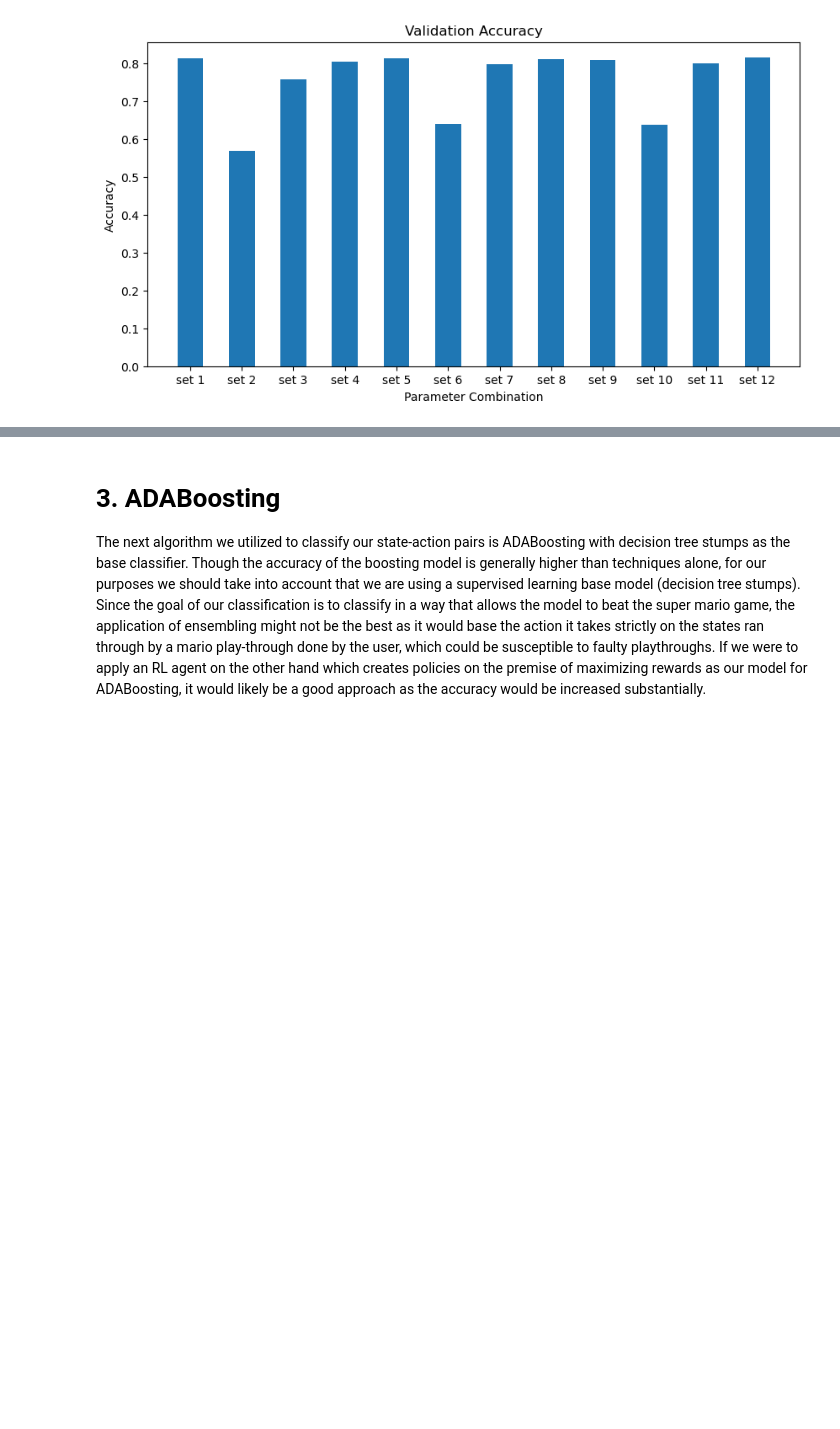
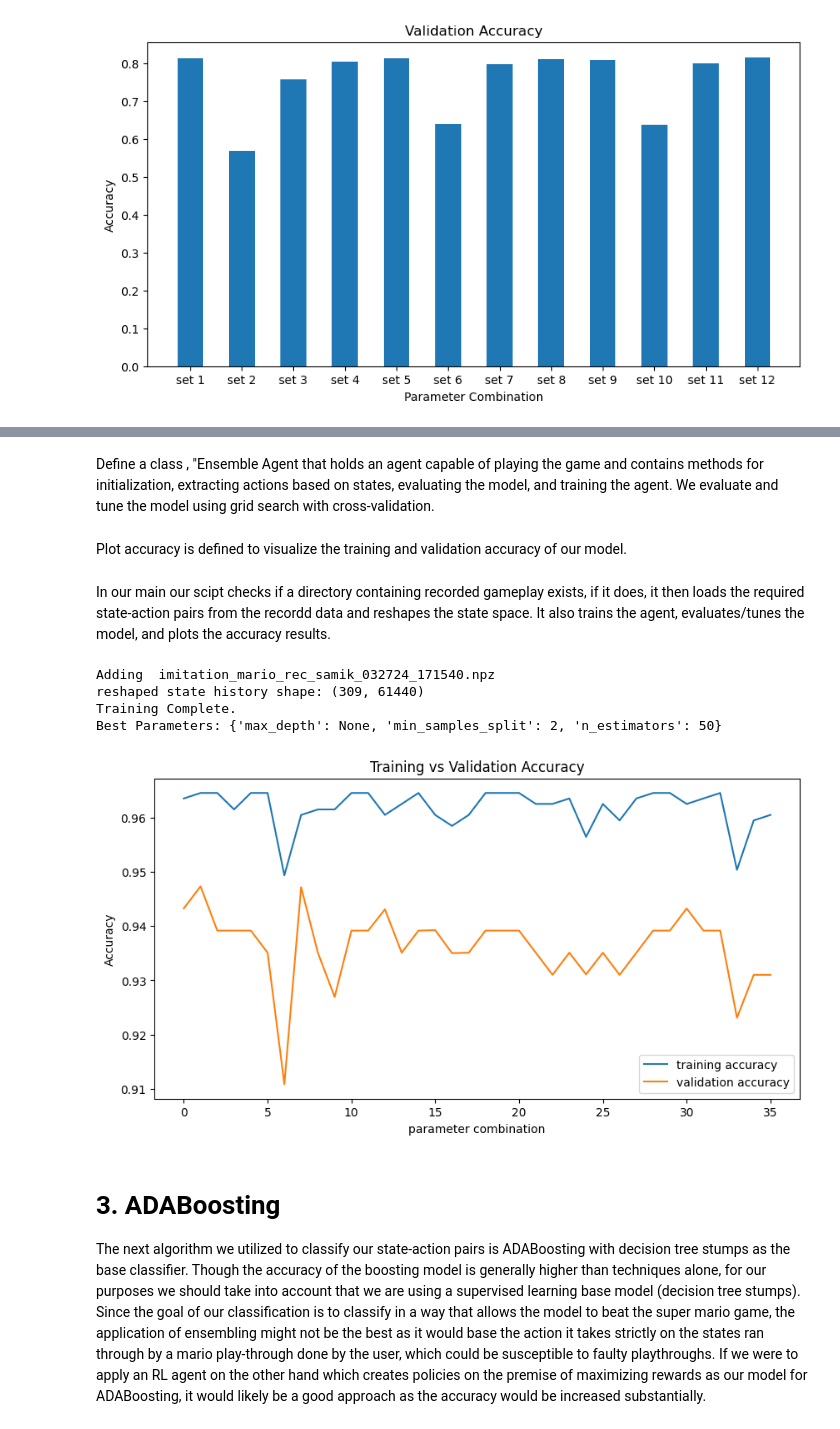
Before and after one commit to LucaMacesanu/imitation_mario, a Jupyter notebook: mario_machine_learning.ipynb, the cells around one changed output, grey strips where cells are left out. Saved outputs shown, nothing was run; the diff lists cells and outputs as text; code cells hidden in the pictures; blank space fills up the shorter version.

```diff
--- a/mario_machine_learning.ipynb
+++ b/mario_machine_learning.ipynb
@@ -347,0 +366,2 @@ Text(0, 0.5, 'Accuracy')
+# %% [markdown]
+Define a class , "Ensemble Agent that holds an agent capable of playing the game and contains methods for initialization, extracting actions based on states, evaluating the model, and training the agent. We evaluate and tune the model using grid search with cross-validation.
@@ -348,3 +399,54 @@ Text(0, 0.5, 'Accuracy')
+# %% [markdown]
+Plot accuracy is defined to visualize the training and validation accuracy of our model.
+# %%
+def plot_accuracy(grid_search):
+    results = grid_search.cv_results_
+    plt.figure(figsize=(10, 5))
+    plt.title("Training vs Validation Accuracy")
+    plt.plot(results['mean_train_score'], label='training accuracy')
+    plt.plot(results['mean_test_score'], label='validation accuracy')
+    plt.xlabel('parameter combination')
+    plt.ylabel('Accuracy')
+    plt.legend()
+    plt.show()
+# %% [markdown]
+In our main our scipt checks if a directory containing recorded gameplay exists, if it does, it then loads the required state-action pairs from the recordd data and reshapes the state space. It also trains the agent, evaluates/tunes the model, and plots the accuracy results.
+# %%
+def run_agent(agent):
+    env = GrayScaleObservation(gym.make("SuperMarioBros-v3"))
+    env.reset()
+    done = False
+    state_space= []
+    action_space = []
+
+if __name__ == "__main__":
+    record_path = "recordings"
+
+    if not os.path.isdir(record_path):
+        print(f"error: {record_path} is not a valid directory.")
+    else:
+        rec_state_space, rec_action_space = get_state_action_pairs(2)
+        if rec_state_space.ndim == 3:
+            nsamples, height, width = rec_state_space.shape
+            rec_state_space= rec_state_space.reshape((nsamples, height * width))
+
+        print("reshaped state history shape:", rec_state_space.shape)
+
+        train_states, test_states, train_actions, test_actions = train_test_split(rec_state_space, rec_action_space, test_size=0.2, random_state=42)
+
+        agent = EnsembleAgent()
+        agent.train(train_states, train_actions)
+
+        grid_search = agent.evaluate_and_tune(train_states, train_actions)
+        plot_accuracy(grid_search)
+
+        run_agent(agent)
+# %% [output]
+Adding  imitation_mario_rec_samik_032724_171540.npz
+reshaped state history shape: (309, 61440)
+Training Complete.
+Best Parameters: {'max_depth': None, 'min_samples_split': 2, 'n_estimators': 50}
+[figure, added]
 # %% [markdown]
 # 3. ADABoosting
 The next algorithm we utilized to classify our state-action pairs is ADABoosting with decision tree stumps as the base classifier.
```
Also changed, not shown: parts of 4 cells of this notebook.
